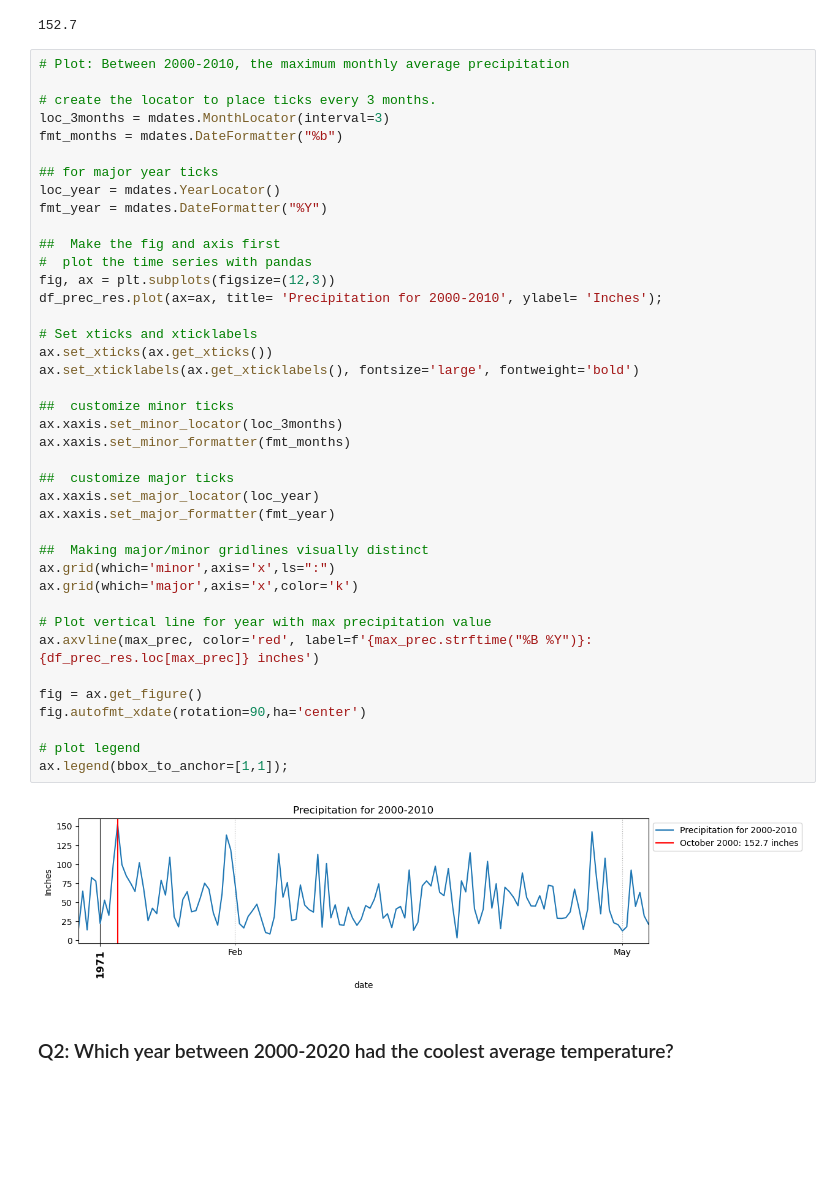
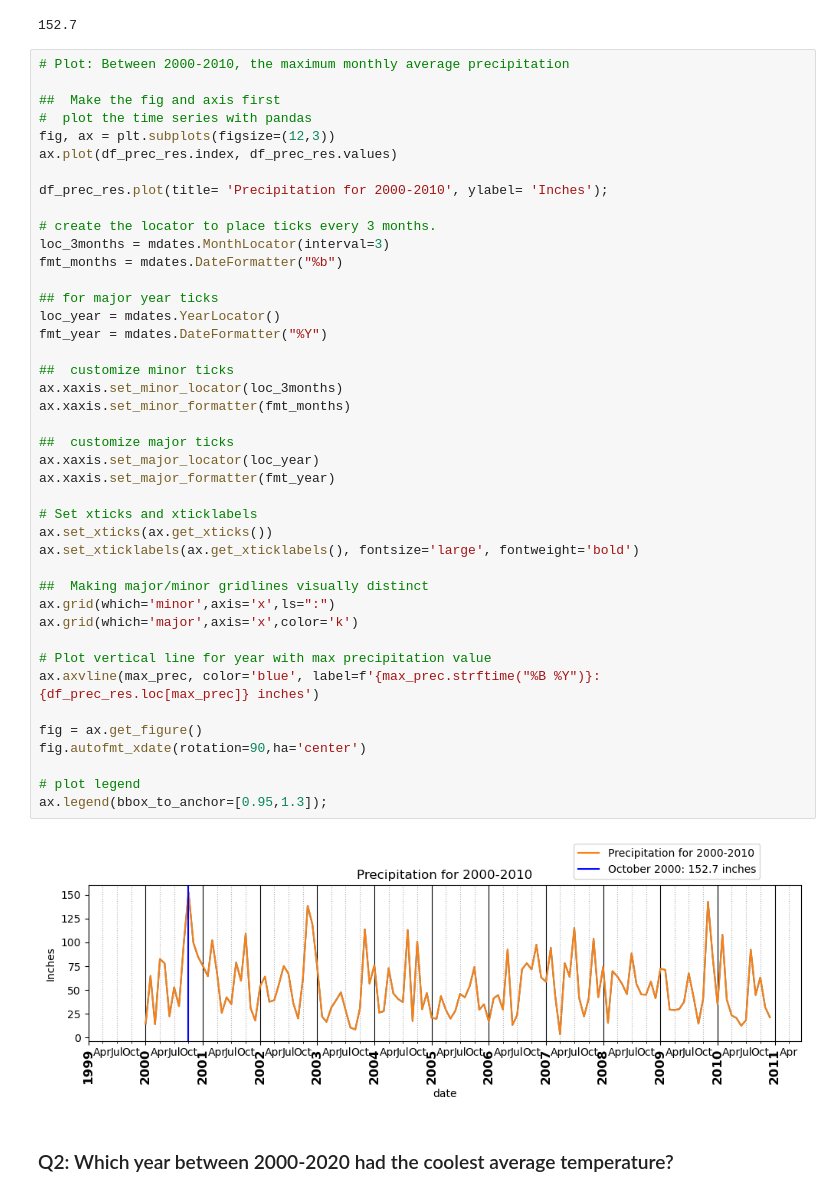
Before and after one commit to whitefreeze/London_Weather-Resampling_Datetime_Data, a Jupyter notebook: London_Weather-Resampling_Datetime_Data.ipynb, the cells around one changed output. Cells and saved outputs as stored; diff of their text form; blank space fills up the shorter version.

```diff
--- a/London_Weather-Resampling_Datetime_Data.ipynb
+++ b/London_Weather-Resampling_Datetime_Data.ipynb
@@ -255,46 +255,48 @@ df_prec_res.loc[max_prec]
 152.7
 # %%
 # Plot: Between 2000-2010, the maximum monthly average precipitation
+
+##  Make the fig and axis first
+#  plot the time series with pandas
+fig, ax = plt.subplots(figsize=(12,3))
+ax.plot(df_prec_res.index, df_prec_res.values)
+
+df_prec_res.plot(title= 'Precipitation for 2000-2010', ylabel= 'Inches');
 
 # create the locator to place ticks every 3 months.
 loc_3months = mdates.MonthLocator(interval=3)
 fmt_months = mdates.DateFormatter("%b")
 
 ## for major year ticks
 loc_year = mdates.YearLocator()
 fmt_year = mdates.DateFormatter("%Y")
 
-##  Make the fig and axis first
-#  plot the time series with pandas
-fig, ax = plt.subplots(figsize=(12,3))
-df_prec_res.plot(ax=ax, title= 'Precipitation for 2000-2010', ylabel= 'Inches');
-
-# Set xticks and xticklabels
-ax.set_xticks(ax.get_xticks())
-ax.set_xticklabels(ax.get_xticklabels(), fontsize='large', fontweight='bold')
-
 ##  customize minor ticks
 ax.xaxis.set_minor_locator(loc_3months)
 ax.xaxis.set_minor_formatter(fmt_months)
 
 ##  customize major ticks
 ax.xaxis.set_major_locator(loc_year)
 ax.xaxis.set_major_formatter(fmt_year)
 
+# Set xticks and xticklabels
+ax.set_xticks(ax.get_xticks())
+ax.set_xticklabels(ax.get_xticklabels(), fontsize='large', fontweight='bold')
+
 ##  Making major/minor gridlines visually distinct
 ax.grid(which='minor',axis='x',ls=":")
 ax.grid(which='major',axis='x',color='k')
 
 # Plot vertical line for year with max precipitation value
-ax.axvline(max_prec, color='red', label=f'{max_prec.strftime("%B %Y")}: {df_prec_res.loc[max_prec]} inches')
+ax.axvline(max_prec, color='blue', label=f'{max_prec.strftime("%B %Y")}: {df_prec_res.loc[max_prec]} inches')
 
 fig = ax.get_figure()
 fig.autofmt_xdate(rotation=90,ha='center')
 
 # plot legend
-ax.legend(bbox_to_anchor=[1,1]);
+ax.legend(bbox_to_anchor=[0.95,1.3]);
 # %% [output]
-[figure, old version]
+[figure, new version]
 # %% [markdown]
 ### Q2: Which year between 2000-2020 had the coolest average temperature?
 # %%
```
Also changed, not shown: parts of 6 cells of this notebook.
